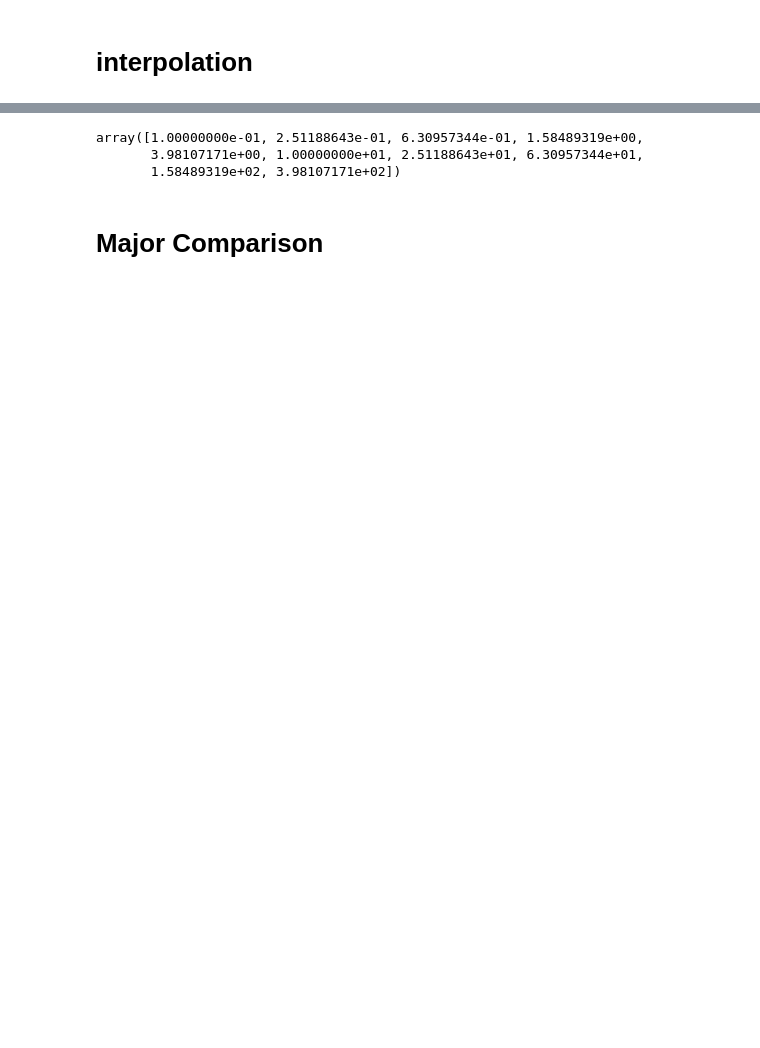
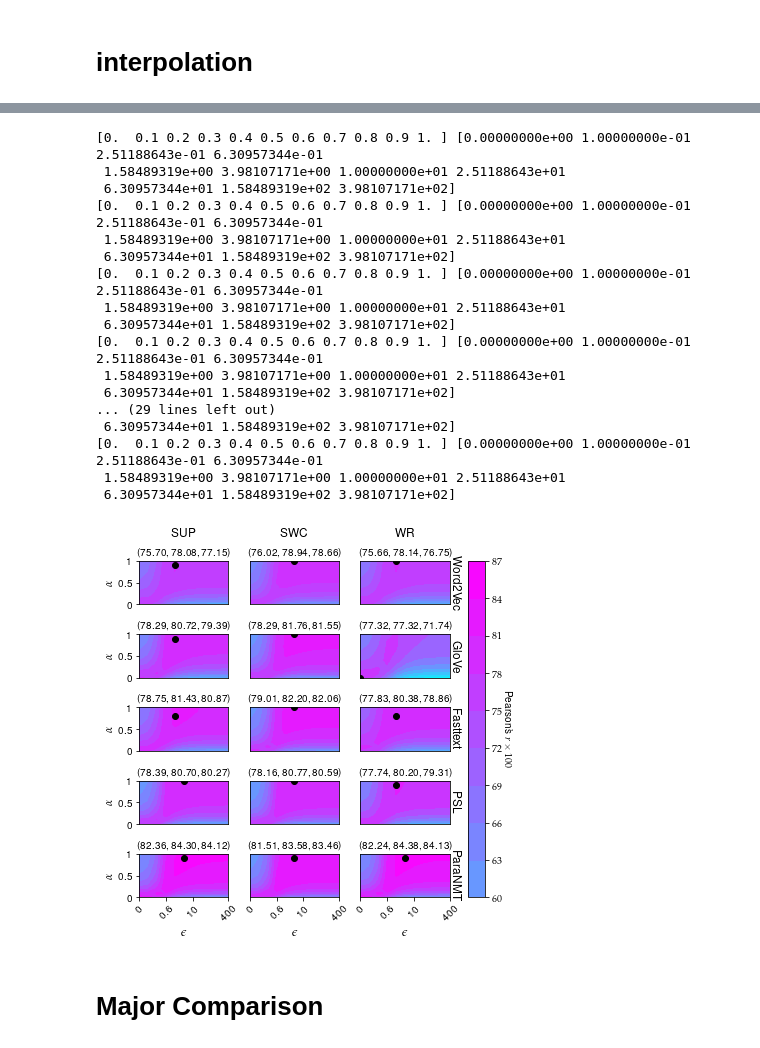
Before and after one commit to zihao-wang/rots, a Jupyter notebook: plot.ipynb, the cells around one changed output, grey strips where cells are left out. Saved outputs shown, nothing was run; the diff lists cells and outputs as text; code cells hidden in the pictures; blank space fills up the shorter version.

```diff
--- a/plot.ipynb
+++ b/plot.ipynb
@@ -74,9 +58,65 @@ for k in files:
-# %%
-p_arr[:10]
-# %% [output]
-array([1.00000000e-01, 2.51188643e-01, 6.30957344e-01, 1.58489319e+00,
-       3.98107171e+00, 1.00000000e+01, 2.51188643e+01, 6.30957344e+01,
-       1.58489319e+02, 3.98107171e+02])
+# %%
+fig, ax = plt.subplots(nrows=5, ncols=3, figsize=(6, 6))
+images = []
+for i, vectors in enumerate(['word2vec', 'glove840b', 'fasttext', 'psl', 'paranmt']):
+    for j, pre in enumerate(['SUP', 'SWC', 'WR']):
+        f = 'log/Interpolation_{}_{}.csv'.format(pre, vectors)
+        if os.path.exists(f):
+            im = plot_interp(ax[i][j], pre, vectors)
+            images.append(im)
+
+from matplotlib import colors
+vmin = min(image.get_array().min() for image in images)
+vmax = max(image.get_array().max() for image in images)
+norm = colors.Normalize(vmin=vmin, vmax=vmax)
+for im in images:
+    im.set_norm(norm)
+
+def update(changed_image):
+    for im in images:
+        if (changed_image.get_cmap() != im.get_cmap()
+                or changed_image.get_clim() != im.get_clim()):
+            im.set_cmap(changed_image.get_cmap())
+            im.set_clim(changed_image.get_clim())
+
+
+for im in images:
+    im.callbacksSM.connect('changed', update)
+
+pad = 5
+for a, col in zip(ax[0], ['SUP', 'SWC', 'WR']):
+    a.annotate(col, xy=(0.5, 1), xytext=(0, 5* pad),
+                xycoords='axes fraction', textcoords='offset points',
+                size='large', ha='center', va='baseline')
+
+for a, row in zip(ax[:,-1], ['Word2Vec', 'GloVe', 'Fasttext', 'PSL', 'ParaNMT']):
+    a.annotate(row, xy=(0, 0.5), xytext=(105, 0),
+                xycoords=a.yaxis.label, textcoords='offset points',
+                size='large', ha='right', va='center', rotation=-90)
+
+fig.tight_layout()
+cb = fig.colorbar(images[-1], ax=ax, orientation='vertical', fraction=.1)
+cb.set_label(r"Pearson's $r\times 100$", rotation=270, labelpad=10)
+fig.savefig('/Users/zihao/Nutstore Files/我的坚果云/Research/Sentence Similarity + Prior OT/acl-ijcnlp2021-templates/interp_dev.pdf')
+# %% [output]
+[0.  0.1 0.2 0.3 0.4 0.5 0.6 0.7 0.8 0.9 1. ] [0.00000000e+00 1.00000000e-01 2.51188643e-01 6.30957344e-01
+ 1.58489319e+00 3.98107171e+00 1.00000000e+01 2.51188643e+01
+ 6.30957344e+01 1.58489319e+02 3.98107171e+02]
+[0.  0.1 0.2 0.3 0.4 0.5 0.6 0.7 0.8 0.9 1. ] [0.00000000e+00 1.00000000e-01 2.51188643e-01 6.30957344e-01
+ 1.58489319e+00 3.98107171e+00 1.00000000e+01 2.51188643e+01
+ 6.30957344e+01 1.58489319e+02 3.98107171e+02]
+[0.  0.1 0.2 0.3 0.4 0.5 0.6 0.7 0.8 0.9 1. ] [0.00000000e+00 1.00000000e-01 2.51188643e-01 6.30957344e-01
+ 1.58489319e+00 3.98107171e+00 1.00000000e+01 2.51188643e+01
+ 6.30957344e+01 1.58489319e+02 3.98107171e+02]
+[0.  0.1 0.2 0.3 0.4 0.5 0.6 0.7 0.8 0.9 1. ] [0.00000000e+00 1.00000000e-01 2.51188643e-01 6.30957344e-01
+ 1.58489319e+00 3.98107171e+00 1.00000000e+01 2.51188643e+01
+ 6.30957344e+01 1.58489319e+02 3.98107171e+02]
+... (29 lines left out)
+ 6.30957344e+01 1.58489319e+02 3.98107171e+02]
+[0.  0.1 0.2 0.3 0.4 0.5 0.6 0.7 0.8 0.9 1. ] [0.00000000e+00 1.00000000e-01 2.51188643e-01 6.30957344e-01
+ 1.58489319e+00 3.98107171e+00 1.00000000e+01 2.51188643e+01
+ 6.30957344e+01 1.58489319e+02 3.98107171e+02]
+[figure, added]
 # %%
 def get_subtable(df, word_vector, merge_STS=False):
     sdf = df[df['word vector'] == word_vector]
```
Also changed, not shown: parts of 12 cells of this notebook, 27 other files.
